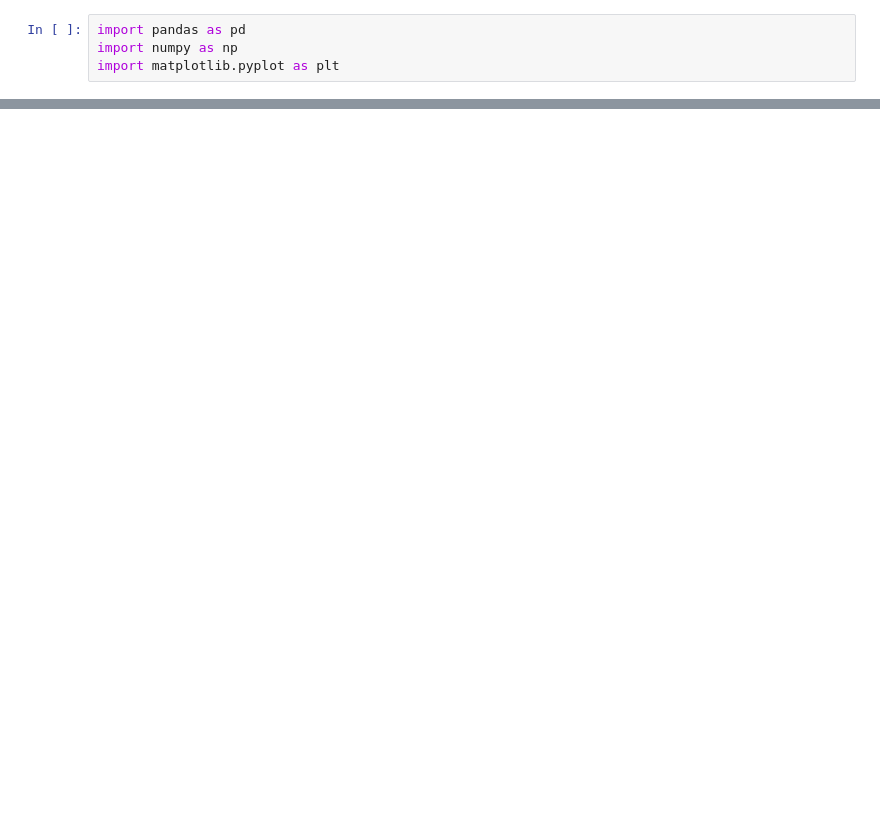
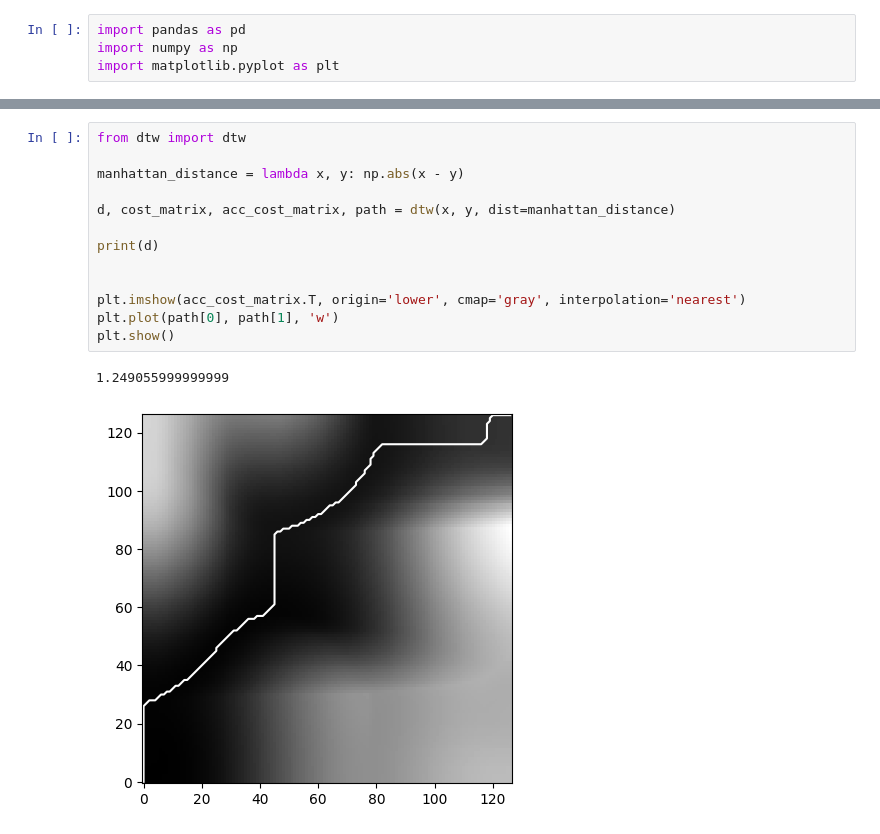
Before and after one commit to M4rt11/MLProject2, a Jupyter notebook: Testvisu.ipynb, the cells around one changed output, grey strips where cells are left out. Saved outputs shown, nothing was run; the diff lists cells and outputs as text; blank space fills up the shorter version.

```diff
--- a/Testvisu.ipynb
+++ b/Testvisu.ipynb
@@ -42,0 +23,16 @@ if i change that
+# %%
+from dtw import dtw
+
+manhattan_distance = lambda x, y: np.abs(x - y)
+
+d, cost_matrix, acc_cost_matrix, path = dtw(x, y, dist=manhattan_distance)
+
+print(d)
+
+
+plt.imshow(acc_cost_matrix.T, origin='lower', cmap='gray', interpolation='nearest')
+plt.plot(path[0], path[1], 'w')
+plt.show()
+# %% [output]
+1.249055999999999
+[figure, added]
```
Also changed, not shown: parts of 6 cells of this notebook.
